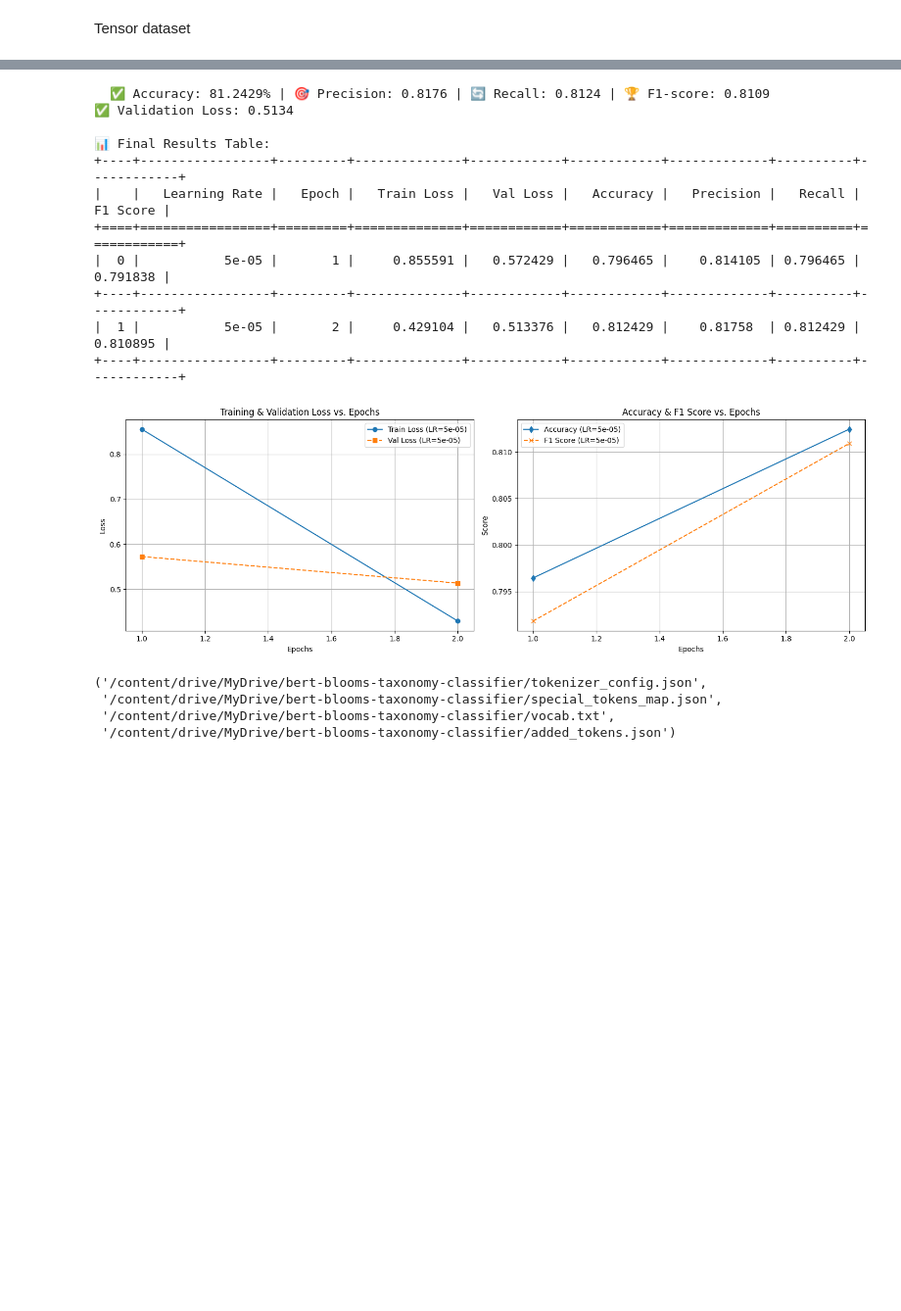
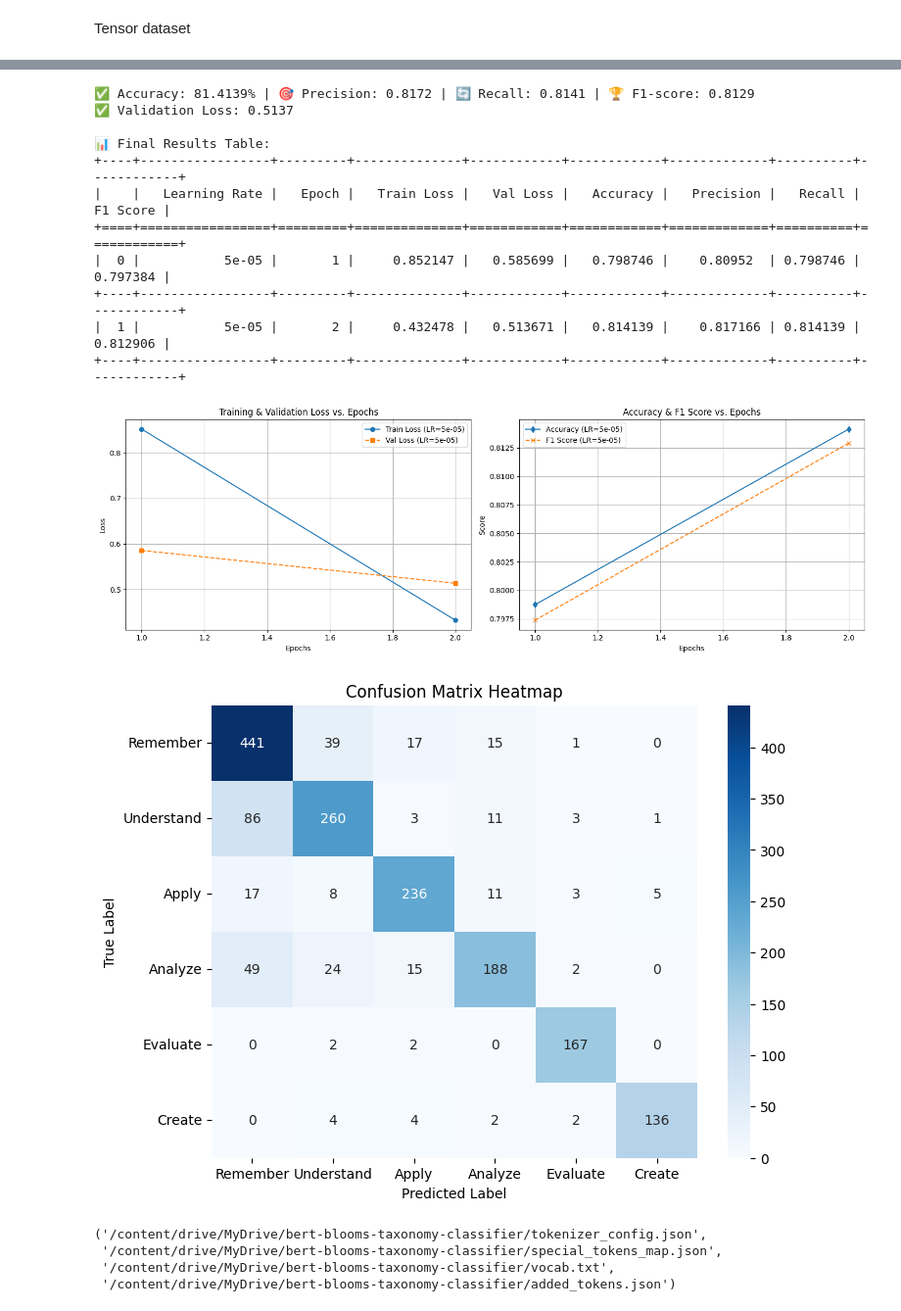
Before and after one commit to cipB14/Questify, a Jupyter notebook: bertFinetune.ipynb, the cells around one changed output, grey strips where cells are left out. Shown at 98% size. Saved outputs shown, nothing was run; the diff lists cells and outputs as text; code cells hidden in the pictures; blank space fills up the shorter version.

```diff
--- a/bertFinetune.ipynb
+++ b/bertFinetune.ipynb
@@ -246,60 +234,53 @@ BertForSequenceClassification(
 # %%
 import matplotlib.pyplot as plt
 import pandas as pd
+import seaborn as sns
 from tabulate import tabulate
 from transformers import get_scheduler
 from torch.optim import AdamW
 import torch
 import torch.nn as nn
 from tqdm import tqdm
-from sklearn.metrics import accuracy_score, precision_recall_fscore_support
+from sklearn.metrics import accuracy_score, precision_recall_fscore_support, confusion_matrix
 import numpy as np
 
+# ✅ Device setup
 device = torch.device("cuda" if torch.cuda.is_available() else "cpu")
 model.to(device)
 
-# Hyperparameter settings
+# 🔹 Hyperparameter settings
 epoch_values = [2]
 learning_rates = [5e-5]
 
-# Dictionary to store results
+# 🔹 Dictionary to store results
 results = []
 
 for lr in learning_rates:
     for epochs in epoch_values:
         print(f"\n🔹 Training with Learning Rate: {lr}, Epochs: {epochs}")
 
-        # Define optimizer and scheduler
+        # ✅ Define optimizer and scheduler
         optimizer = AdamW(model.parameters(), lr=lr, eps=1e-8)
         total_steps = len(train_dataloader) * epochs
         scheduler = get_scheduler("linear", optimizer=optimizer, num_warmup_steps=0, num_training_steps=total_steps)
-
-
-# Compute class counts
-        train_label_counts = torch.bincount(train_labels)  # Get counts of each label
-        total_samples = len(train_labels)  # Total number of training samples
-
-# Compute class weights (Inverse Frequency)
+'''
+        # ✅ Compute class weights (Handling class imbalance)
+        train_label_counts = torch.bincount(train_labels)
+        total_samples = len(train_labels)
         class_weights = total_samples / (len(train_label_counts) * train_label_counts.float())
-
-# Normalize the weights
         class_weights = class_weights / class_weights.sum()
-
-# Move to GPU if available
-        device = torch.device("cuda" if torch.cuda.is_available() else "cpu")
         class_weights = class_weights.to(device)
-        loss_fn = torch.nn.CrossEntropyLoss(weight=class_weights.to(device))
-       # loss_fn = torch.nn.CrossEntropyLoss(weight=class_weights)
+        loss_fn = torch.nn.CrossEntropyLoss(weight=class_weights)
+'''
+        loss_fn = nn.CrossEntropyLoss()
         print("Class Weights:", class_weights)
 
-
-        # Lists to store per-epoch metrics
+        # 🔹 Lists to store per-epoch metrics
         train_losses, val_losses, accuracies, f1_scores = [], [], [], []
 
         for epoch in range(epochs):
             model.train()
             total_loss = 0
-
             progress_bar = tqdm(train_dataloader, desc=f"Epoch {epoch+1}/{epochs}", leave=True)
 
             for batch in progress_bar:
@@ -317,7 +298,7 @@ for lr in learning_rates:
             avg_train_loss = total_loss / len(train_dataloader)
             print(f"Epoch {epoch+1} - Average Training Loss: {avg_train_loss:.4f}")
 
-            # 🔍 Validation
+            # ✅ Validation Step
             model.eval()
             all_preds, all_labels = [], []
             total_val_loss = 0
@@ -333,32 +314,29 @@ for lr in learning_rates:
                     all_preds.extend(predictions.cpu().numpy())
                     all_labels.extend(batch_labels.cpu().numpy())
 
-            # Compute metrics
+            # ✅ Compute metrics
             acc = accuracy_score(all_labels, all_preds)
             precision, recall, f1, _ = precision_recall_fscore_support(all_labels, all_preds, average="weighted")
             avg_val_loss = total_val_loss / len(val_dataloader)
 
-            print(f"  ✅ Accuracy: {acc:.4%} | 🎯 Precision: {precision:.4f} | 🔄 Recall: {recall:.4f} | 🏆 F1-score: {f1:.4f}")
+            print(f"✅ Accuracy: {acc:.4%} | 🎯 Precision: {precision:.4f} | 🔄 Recall: {recall:.4f} | 🏆 F1-score: {f1:.4f}")
             print(f"✅ Validation Loss: {avg_val_loss:.4f}")
 
-            # Store results
+            # ✅ Store results
             train_losses.append(avg_train_loss)
             val_losses.append(avg_val_loss)
             accuracies.append(acc)
             f1_scores.append(f1)
-
-            # Append data to results list
             results.append([lr, epoch + 1, avg_train_loss, avg_val_loss, acc, precision, recall, f1])
 
-# 📌 Convert results to DataFrame
+# 🔹 Convert results to DataFrame
 df_results = pd.DataFrame(results, columns=["Learning Rate", "Epoch", "Train Loss", "Val Loss", "Accuracy", "Precision", "Recall", "F1 Score"])
 print("\n📊 Final Results Table:")
 print(tabulate(df_results, headers="keys", tablefmt="grid"))
 
-# 📊 Plot graphs
+# 🔹 Plot Training & Validation Loss
 plt.figure(figsize=(15, 5))
 
-# 📉 Training & Validation Loss
 plt.subplot(1, 2, 1)
 for lr in learning_rates:
     df_lr = df_results[df_results["Learning Rate"] == lr]
@@ -370,7 +348,7 @@ plt.title("Training & Validation Loss vs. Epochs")
 plt.legend()
 plt.grid(True)
 
-# 🎯 Accuracy & F1 Score
+# 🔹 Plot Accuracy & F1 Score
 plt.subplot(1, 2, 2)
 for lr in learning_rates:
     df_lr = df_results[df_results["Learning Rate"] == lr]
@@ -384,6 +362,17 @@ plt.grid(True)
 
 plt.tight_layout()
 plt.show()
+
+# 🔥 Confusion Matrix Heatmap
+cm = confusion_matrix(all_labels, all_preds)
+bloom_labels = ["Remember", "Understand", "Apply", "Analyze", "Evaluate", "Create"]
+
+plt.figure(figsize=(8, 6))
+sns.heatmap(cm, annot=True, fmt='d', cmap="Blues", xticklabels=bloom_labels, yticklabels=bloom_labels)
+plt.xlabel("Predicted Label")
+plt.ylabel("True Label")
+plt.title("Confusion Matrix Heatmap")
+plt.show()
 # %% [output]
 🔹 Training with Learning Rate: 5e-05, Epochs: 2
 Class Weights: tensor([0.0786, 0.1132, 0.1325, 0.1603, 0.2658, 0.2495], device='cuda:0')
@@ -394,15 +383,16 @@ Epoch 2 - Average Training Loss: 0.4291
-  ✅ Accuracy: 81.2429% | 🎯 Precision: 0.8176 | 🔄 Recall: 0.8124 | 🏆 F1-score: 0.8109
-✅ Validation Loss: 0.5134
+✅ Accuracy: 81.4139% | 🎯 Precision: 0.8172 | 🔄 Recall: 0.8141 | 🏆 F1-score: 0.8129
+✅ Validation Loss: 0.5137
 
 📊 Final Results Table:
 +----+-----------------+---------+--------------+------------+------------+-------------+----------+------------+
 |    |   Learning Rate |   Epoch |   Train Loss |   Val Loss |   Accuracy |   Precision |   Recall |   F1 Score |
 +====+=================+=========+==============+============+============+=============+==========+============+
-|  0 |           5e-05 |       1 |     0.855591 |   0.572429 |   0.796465 |    0.814105 | 0.796465 |   0.791838 |
+|  0 |           5e-05 |       1 |     0.852147 |   0.585699 |   0.798746 |    0.80952  | 0.798746 |   0.797384 |
 +----+-----------------+---------+--------------+------------+------------+-------------+----------+------------+
-|  1 |           5e-05 |       2 |     0.429104 |   0.513376 |   0.812429 |    0.81758  | 0.812429 |   0.810895 |
+|  1 |           5e-05 |       2 |     0.432478 |   0.513671 |   0.814139 |    0.817166 | 0.814139 |   0.812906 |
 +----+-----------------+---------+--------------+------------+------------+-------------+----------+------------+
-[figure, old version]
+[figure, new version]
+[figure, added]
 # %%
 save_directory = "/content/drive/MyDrive/bert-blooms-taxonomy-classifier"
 model.save_pretrained(save_directory)
```
Also changed, not shown: parts of 9 cells of this notebook.
